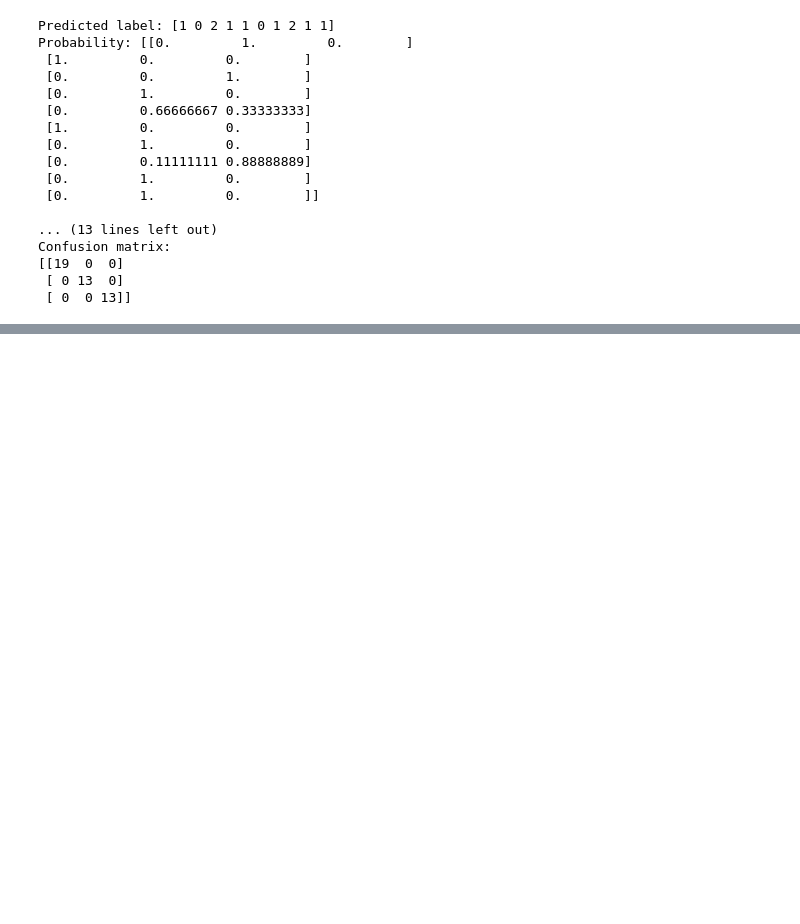
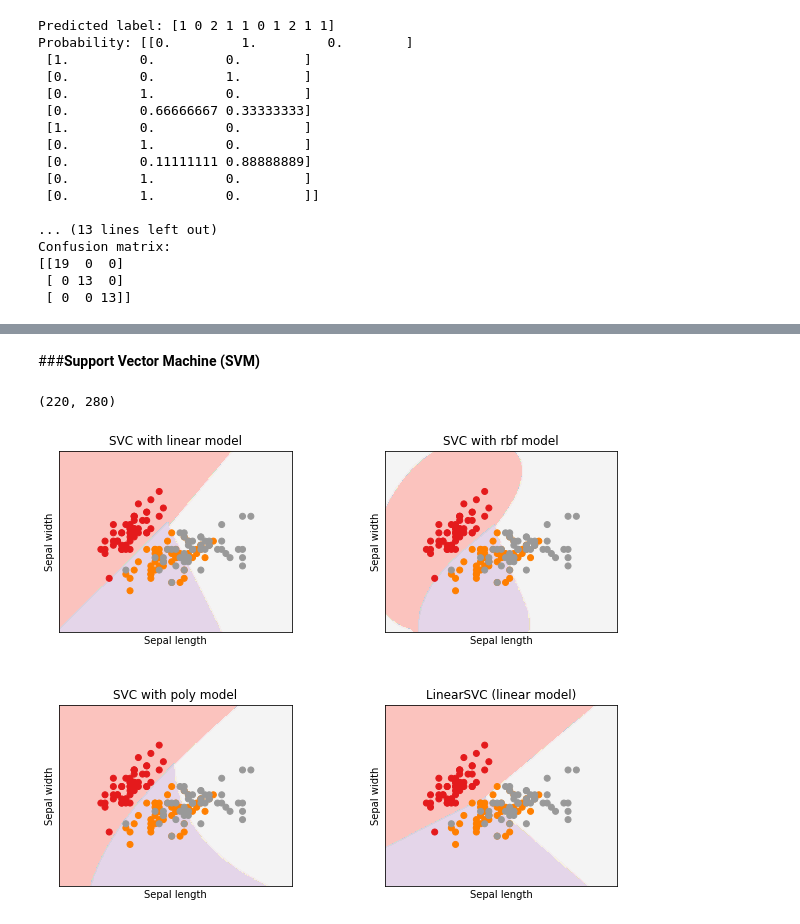
Before and after one commit to cisirtraining/summerschool, a Jupyter notebook: Day1_Intro_Sklearn_Matplotlib.ipynb, the cells around one changed output, grey strips where cells are left out. Drawn from its saved outputs; the diff is of its cells as text; code cells hidden in the pictures; blank space fills up the shorter version.

```diff
--- a/Day1_Intro_Sklearn_Matplotlib.ipynb
+++ b/Day1_Intro_Sklearn_Matplotlib.ipynb
@@ -346,5 +346,79 @@ with open("mytree.dot") as f:
 graphviz.Source(dot_graph, format = 'png')
 # %% [output]
 [drawing not drawn]
-# %% [markdown]
-###
+# %% [markdown]
+###**Support Vector Machine (SVM)**
+# %%
+X, y = load_iris(return_X_y=True)
+X = X[:,:2] # select the first two features
+
+
+h = 0.02 # grid scale (minor tick)
+c = 1.0 # regularization term
+
+# fit model
+svc_lin = svm.SVC(kernel='linear', C=c).fit(X, y)
+svc_rbf = svm.SVC(kernel='rbf', C=c, gamma=0.7).fit(X, y)
+svc_poly = svm.SVC(kernel='poly', C=c, degree=3).fit(X, y)
+svc = svm.LinearSVC(C=c).fit(X, y)
+
+# create a mesh to plot in
+x_min, x_max = X[:, 0].min()-1, X[:, 0].max()+1
+y_min, y_max = X[:, 1].min()-1, X[:, 1].max()+1
+xx, yy = np.meshgrid(np.arange(x_min, x_max, h),
+                     np.arange(y_min, y_max, h))
+xx.shape
+# %% [output]
+(220, 280)
+# %%
+from sklearn import svm
+
+X, y = load_iris(return_X_y=True)
+X = X[:,:2] # select the first two features
+
+
+h = 0.02 # grid scale (minor tick)
+c = 1.0 # regularization term
+
+# fit model
+svc_lin = svm.SVC(kernel='linear', C=c).fit(X, y)
+svc_rbf = svm.SVC(kernel='rbf', C=c, gamma=0.7).fit(X, y)
+svc_poly = svm.SVC(kernel='poly', C=c, degree=3).fit(X, y)
+svc = svm.LinearSVC(C=c).fit(X, y)
+
+# create a mesh to plot in
+x_min, x_max = X[:, 0].min()-1, X[:, 0].max()+1
+y_min, y_max = X[:, 1].min()-1, X[:, 1].max()+1
+xx, yy = np.meshgrid(np.arange(x_min, x_max, h),
+                     np.arange(y_min, y_max, h))
+
+titles = ['SVC with linear model',
+          'SVC with rbf model',
+          'SVC with poly model',
+          'LinearSVC (linear model)']
+
+
+plt.figure(figsize=(10,8))
+for i, clf in enumerate((svc_lin, svc_rbf, svc_poly, svc)):
+    plt.subplot(2, 2, i+1)
+    plt.subplots_adjust(wspace=0.4, hspace=0.4)
+
+    #np.ravel() - flatten an array equivalent to reshape(-1, n)
+    #np.c_ - concatenate along second axis @ stack 1D array into 2D
+
+    Z = clf.predict(np.c_[xx.ravel(), yy.ravel()]) # predict each point
+    Z = Z.reshape(xx.shape)
+
+    plt.contourf(xx, yy, Z, cmap=plt.cm.Pastel1, alpha=0.8)
+
+    plt.scatter(X[:, 0], X[:, 1], c=[y*100], cmap=plt.cm.Set1)
+    plt.xlabel('Sepal length')
+    plt.ylabel('Sepal width')
+    plt.xlim(xx.min(), xx.max())
+    plt.ylim(yy.min(), yy.max())
+
+    plt.xticks(())
+    plt.yticks(())
+    plt.title(titles[i])
+# %% [output]
+[figure, added]
```
